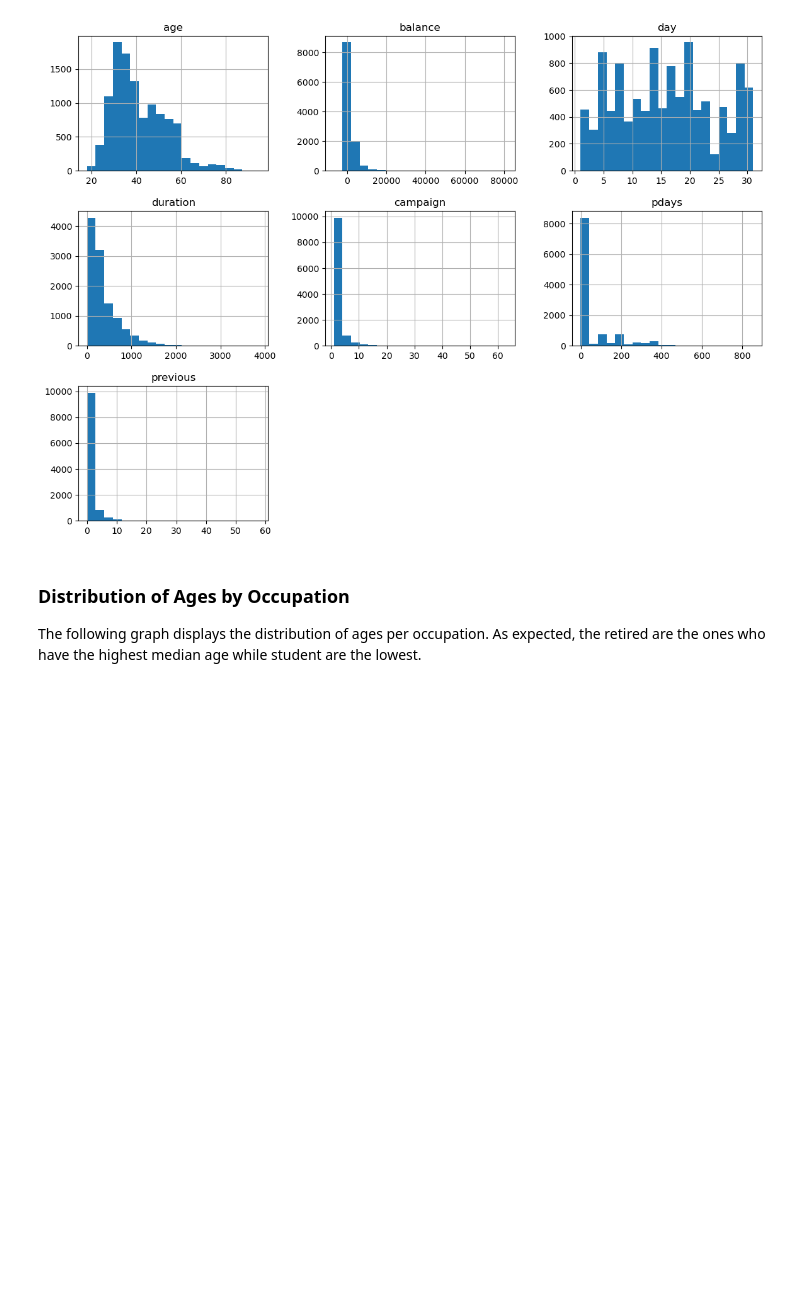
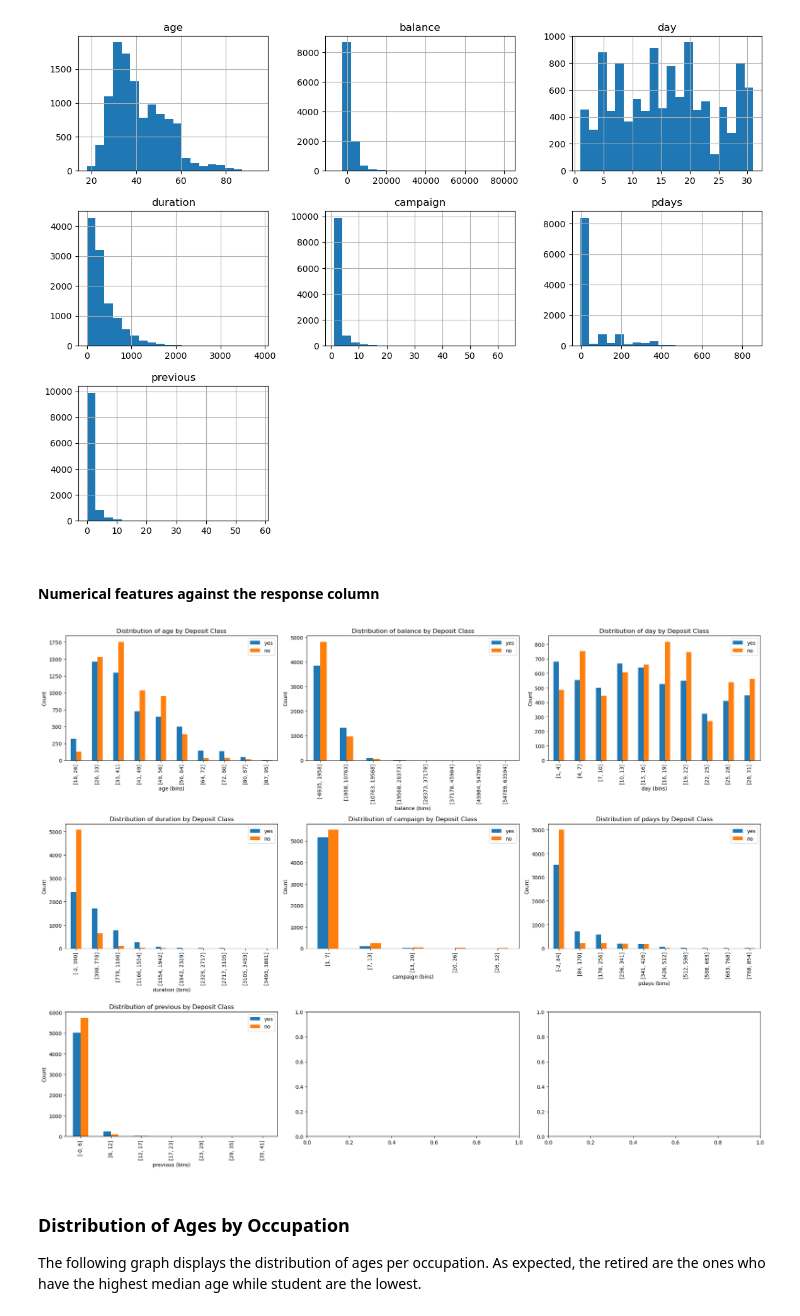
Before and after one commit to Migas77/FAA_Assignment1, a Jupyter notebook: bank_data_analysis.ipynb, the cells around one changed output. Saved outputs shown, nothing was run; the diff lists cells and outputs as text; code cells hidden in the pictures; blank space fills up the shorter version.

```diff
--- a/bank_data_analysis.ipynb
+++ b/bank_data_analysis.ipynb
@@ -160,6 +174,44 @@ array([[<Axes: title={'center': 'age'}>,
        [<Axes: title={'center': 'previous'}>, <Axes: >, <Axes: >]],
       dtype=object)
 [figure]
+# %% [markdown]
+#### Numerical features against the response column
+# %%
+import matplotlib.ticker as ticker
+
+fig, axes = plt.subplots(3, 3, figsize=(20, 15))
+axes = axes.flatten()
+
+numerical_columns = df.columns[df.dtypes != 'object']
+bins = 10  # Number of bins for the numerical features
+
+for i, feature in enumerate(numerical_columns):
+  if i >= len(axes):  # Ensure we don't exceed the number of subplots
+    break
+
+  # Create bins for the numerical feature
+  bin_labels = pd.cut(df[feature], bins=bins, labels=False)
+  bin_intervals = pd.cut(df[feature], bins=bins)
+
+  # Create a DataFrame for binned counts by class
+  binned_df = pd.DataFrame()
+  binned_df['yes'] = bin_labels[df['deposit'] == 'yes'].value_counts().sort_index()
+  binned_df['no'] = bin_labels[df['deposit'] == 'no'].value_counts().sort_index()
+
+  # Plot the binned data
+  binned_df.plot.bar(ax=axes[i], title=f'Distribution of {feature} by Deposit Class')
+  axes[i].set_xlabel(f'{feature} (bins)')
+  axes[i].set_ylabel('Count')
+
+  # Set x-tick labels to bin intervals
+  bin_labels = [f'[{interval.left:.0f}, {interval.right:.0f}]' for interval in bin_intervals.cat.categories]
+  axes[i].xaxis.set_major_formatter(ticker.FixedFormatter(bin_labels))
+  axes[i].xaxis.set_major_locator(ticker.FixedLocator(range(len(bin_labels))))
+
+plt.tight_layout()
+plt.show()
+# %% [output]
+[figure, added]
 # %% [markdown]
 ### Distribution of Ages by Occupation
 
```
Also changed, not shown: parts of 3 cells of this notebook.
